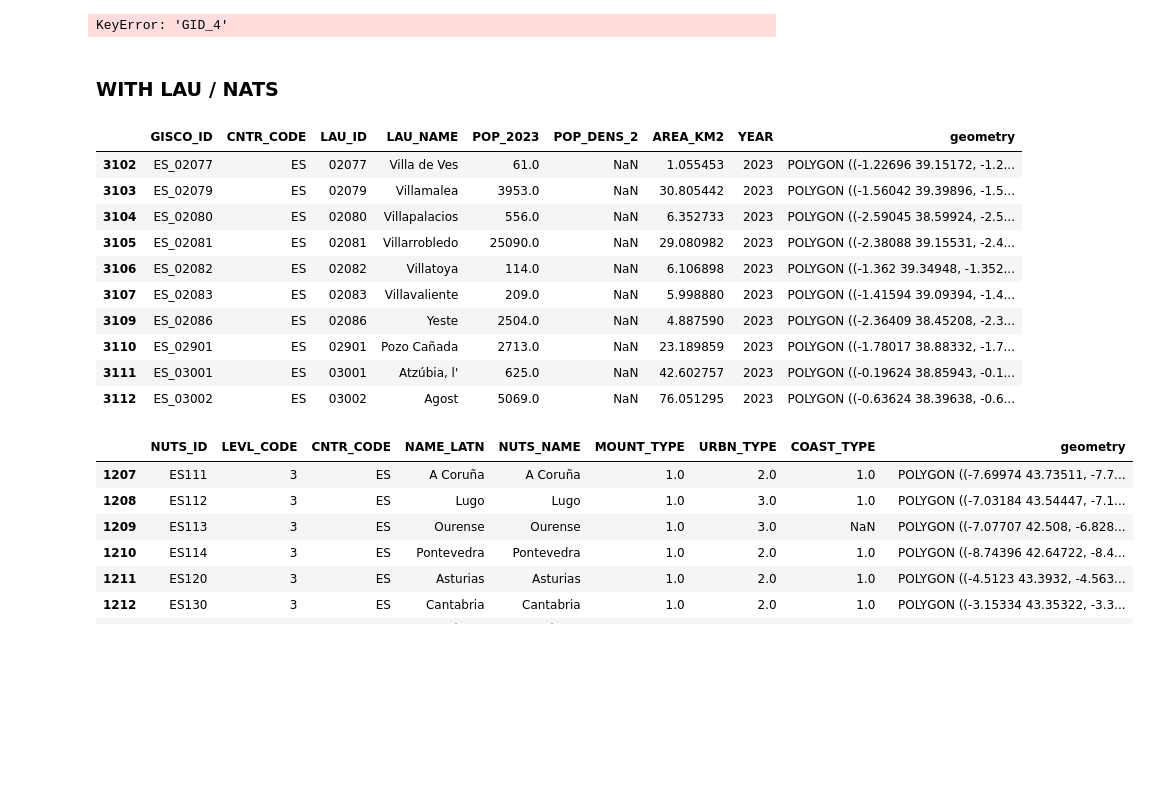
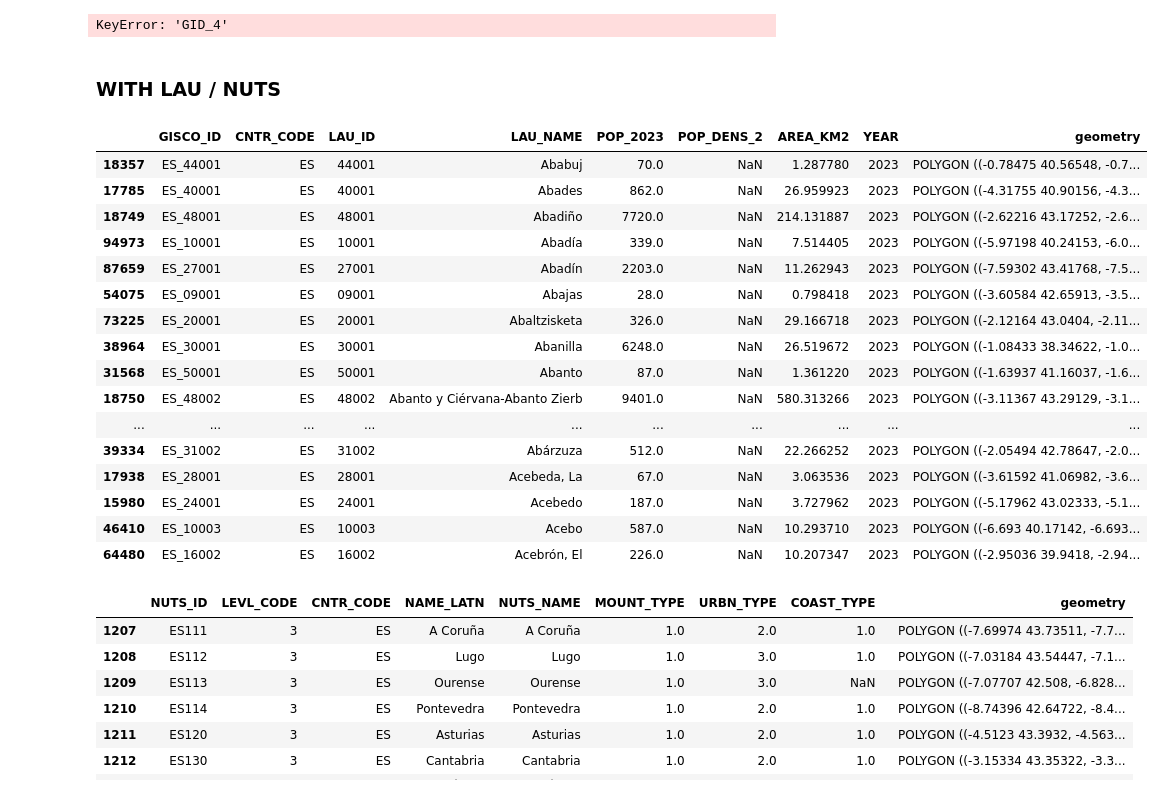
Before and after one commit to Mosquito-Alert/anomaly_detection, a Jupyter notebook: generator/VRI_anomaly_detection_bites.ipynb, the cells around one changed output. Saved outputs shown, nothing was run; the diff lists cells and outputs as text; code cells hidden in the pictures; blank space fills up the shorter version.

```diff
--- a/generator/VRI_anomaly_detection_bites.ipynb
+++ b/generator/VRI_anomaly_detection_bites.ipynb
@@ -352,23 +358,30 @@ current_gdf.drop(columns=['GID_4'], inplace=True)
 # %% [output]
 KeyError: 'GID_4'
 # %% [markdown]
-### WITH LAU / NATS
+### WITH LAU / NUTS
 # %%
 lau_gdf = gpd.read_file(os.path.join(GEO_DATA_DIR, 'LAU', 'LAU_RG_01M_2023_4326.shp'))
-lau_gdf = lau_gdf[lau_gdf['CNTR_CODE'].eq('ES')]
-lau_gdf.head(10)
+lau_gdf = lau_gdf[lau_gdf['CNTR_CODE'].eq('ES')].sort_values(by=['LAU_NAME'])
+lau_gdf.head(40)
+# lau_gdf.count()
 # %% [output]
 |  | GISCO_ID | CNTR_CODE | LAU_ID | LAU_NAME | POP_2023 | POP_DENS_2 | AREA_KM2 | YEAR | geometry |
-| 3102 | ES_02077 | ES | 02077 | Villa de Ves | 61.0 | NaN | 1.055453 | 2023 | POLYGON ((-1.22696 39.15172, -1.2... |
-| 3103 | ES_02079 | ES | 02079 | Villamalea | 3953.0 | NaN | 30.805442 | 2023 | POLYGON ((-1.56042 39.39896, -1.5... |
-| 3104 | ES_02080 | ES | 02080 | Villapalacios | 556.0 | NaN | 6.352733 | 2023 | POLYGON ((-2.59045 38.59924, -2.5... |
-| 3105 | ES_02081 | ES | 02081 | Villarrobledo | 25090.0 | NaN | 29.080982 | 2023 | POLYGON ((-2.38088 39.15531, -2.4... |
-| 3106 | ES_02082 | ES | 02082 | Villatoya | 114.0 | NaN | 6.106898 | 2023 | POLYGON ((-1.362 39.34948, -1.352... |
-| 3107 | ES_02083 | ES | 02083 | Villavaliente | 209.0 | NaN | 5.998880 | 2023 | POLYGON ((-1.41594 39.09394, -1.4... |
-| 3109 | ES_02086 | ES | 02086 | Yeste | 2504.0 | NaN | 4.887590 | 2023 | POLYGON ((-2.36409 38.45208, -2.3... |
-| 3110 | ES_02901 | ES | 02901 | Pozo Cañada | 2713.0 | NaN | 23.189859 | 2023 | POLYGON ((-1.78017 38.88332, -1.7... |
-| 3111 | ES_03001 | ES | 03001 | Atzúbia, l' | 625.0 | NaN | 42.602757 | 2023 | POLYGON ((-0.19624 38.85943, -0.1... |
-| 3112 | ES_03002 | ES | 03002 | Agost | 5069.0 | NaN | 76.051295 | 2023 | POLYGON ((-0.63624 38.39638, -0.6... |
+| 18357 | ES_44001 | ES | 44001 | Ababuj | 70.0 | NaN | 1.287780 | 2023 | POLYGON ((-0.78475 40.56548, -0.7... |
+| 17785 | ES_40001 | ES | 40001 | Abades | 862.0 | NaN | 26.959923 | 2023 | POLYGON ((-4.31755 40.90156, -4.3... |
+| 18749 | ES_48001 | ES | 48001 | Abadiño | 7720.0 | NaN | 214.131887 | 2023 | POLYGON ((-2.62216 43.17252, -2.6... |
+| 94973 | ES_10001 | ES | 10001 | Abadía | 339.0 | NaN | 7.514405 | 2023 | POLYGON ((-5.97198 40.24153, -6.0... |
+| 87659 | ES_27001 | ES | 27001 | Abadín | 2203.0 | NaN | 11.262943 | 2023 | POLYGON ((-7.59302 43.41768, -7.5... |
+| 54075 | ES_09001 | ES | 09001 | Abajas | 28.0 | NaN | 0.798418 | 2023 | POLYGON ((-3.60584 42.65913, -3.5... |
+| 73225 | ES_20001 | ES | 20001 | Abaltzisketa | 326.0 | NaN | 29.166718 | 2023 | POLYGON ((-2.12164 43.0404, -2.11... |
+| 38964 | ES_30001 | ES | 30001 | Abanilla | 6248.0 | NaN | 26.519672 | 2023 | POLYGON ((-1.08433 38.34622, -1.0... |
+| 31568 | ES_50001 | ES | 50001 | Abanto | 87.0 | NaN | 1.361220 | 2023 | POLYGON ((-1.63937 41.16037, -1.6... |
+| 18750 | ES_48002 | ES | 48002 | Abanto y Ciérvana-Abanto Zierb | 9401.0 | NaN | 580.313266 | 2023 | POLYGON ((-3.11367 43.29129, -3.1... |
+| ... | ... | ... | ... | ... | ... | ... | ... | ... | ... |
+| 39334 | ES_31002 | ES | 31002 | Abárzuza | 512.0 | NaN | 22.266252 | 2023 | POLYGON ((-2.05494 42.78647, -2.0... |
+| 17938 | ES_28001 | ES | 28001 | Acebeda, La | 67.0 | NaN | 3.063536 | 2023 | POLYGON ((-3.61592 41.06982, -3.6... |
+| 15980 | ES_24001 | ES | 24001 | Acebedo | 187.0 | NaN | 3.727962 | 2023 | POLYGON ((-5.17962 43.02333, -5.1... |
+| 46410 | ES_10003 | ES | 10003 | Acebo | 587.0 | NaN | 10.293710 | 2023 | POLYGON ((-6.693 40.17142, -6.693... |
+| 64480 | ES_16002 | ES | 16002 | Acebrón, El | 226.0 | NaN | 10.207347 | 2023 | POLYGON ((-2.95036 39.9418, -2.94... |
 # %%
 nuts_gdf = gpd.read_file(os.path.join(GEO_DATA_DIR, 'NUTS', 'NUTS_RG_20M_2024_4326.shp'))
 # Keep only code from Spain and NUTS-3 level (province level)
```
Also changed, not shown: parts of 15 cells of this notebook, 10 other files.
